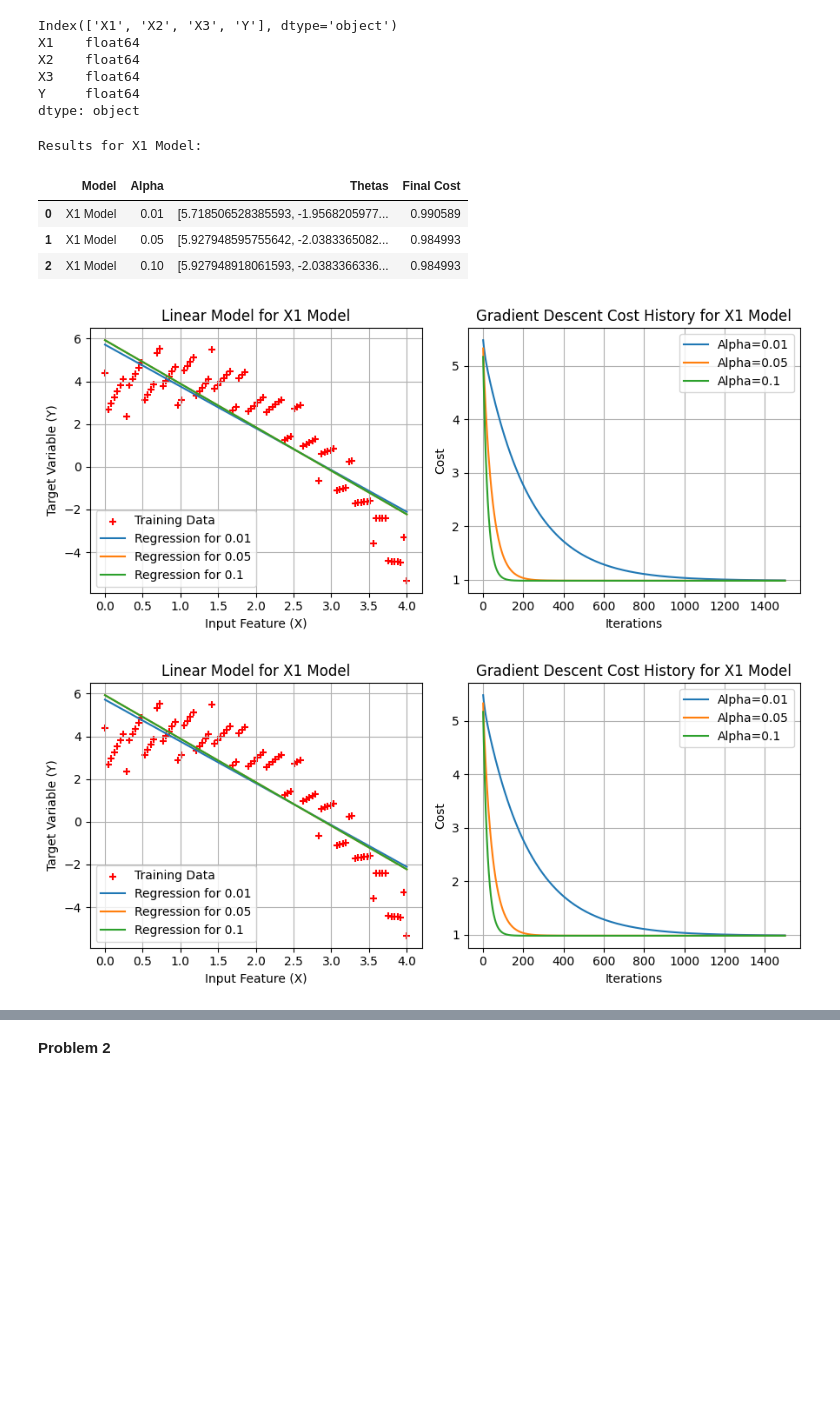
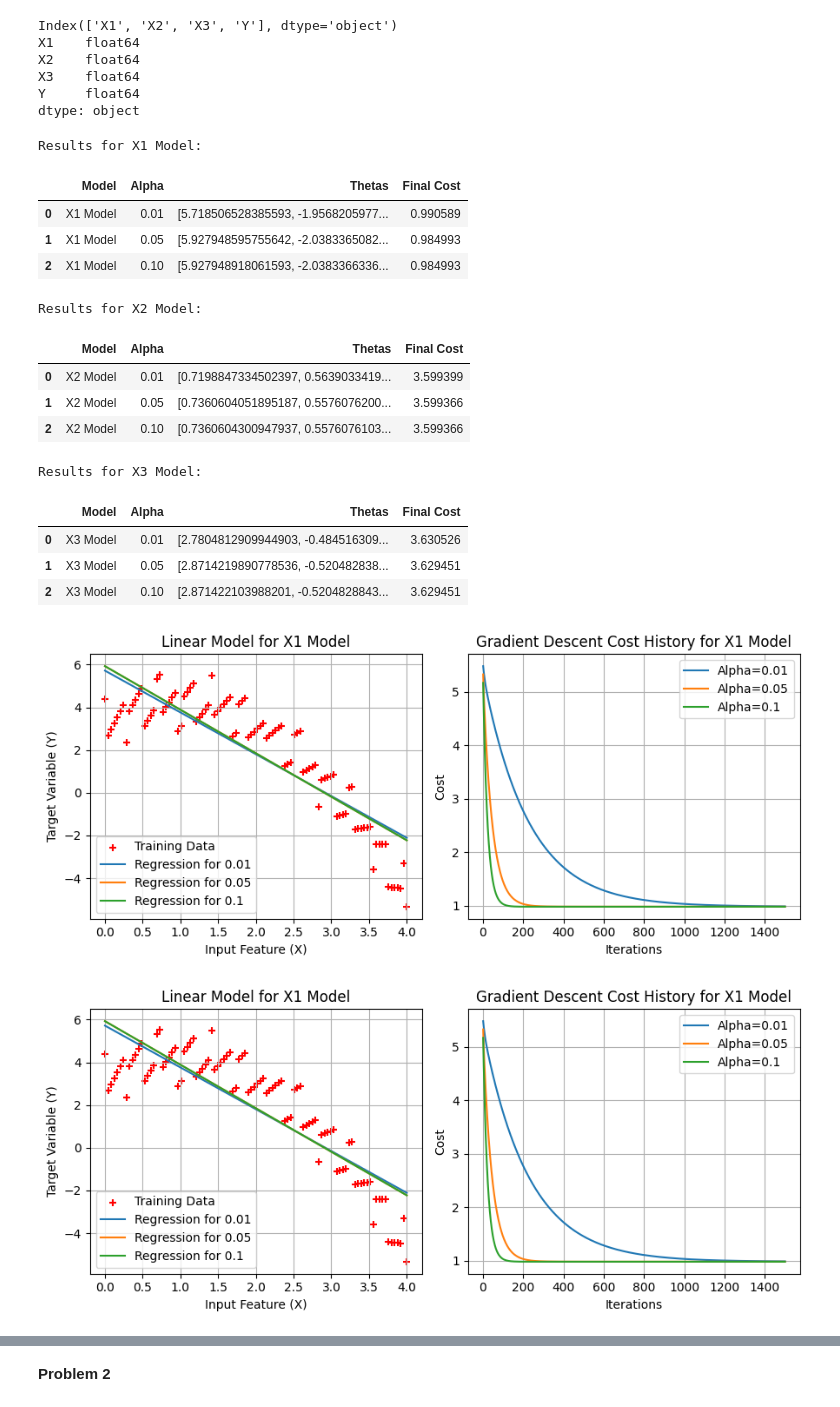
Before and after one commit to pmaryh09/Intro-ML-S25, a Jupyter notebook: assingment_1.ipynb, the cells around one changed output, grey strips where cells are left out. Drawn from its saved outputs; the diff is of its cells as text; code cells hidden in the pictures; blank space fills up the shorter version.

```diff
--- a/assingment_1.ipynb
+++ b/assingment_1.ipynb
@@ -119,33 +119,53 @@ def funcPlot(X,Y,alpha,thetas,cost_histories,iterations,name=""):
     plt.xlabel('Input Feature (X)')
     plt.ylabel('Target Variable (Y)')
 
     # Plot cost histories for different alphas
     plt.subplot(1,2,2)
     for i in range(len(alpha)):
         plt.plot(range(1,len(cost_histories[i]) + 1),cost_histories[i],label=f'Alpha={alpha[i]}')
 
     plt.grid(True)
     plt.legend()
     plt.title(f'Gradient Descent Cost History for {name}')
     plt.xlabel('Iterations')
     plt.ylabel('Cost')
 
     plt.tight_layout()
     plt.show()
 
 # Compute gradient descent
 thetas_x1, cost_histories_x1 = computeGradientDescentAlphas(X1, Y, alpha, iterations, name="X1 Model")
-
+thetas_x2, cost_histories_x2 = computeGradientDescentAlphas(X2, Y, alpha, iterations, name="X2 Model")
+thetas_x3, cost_histories_x3 = computeGradientDescentAlphas(X3, Y, alpha, iterations, name="X3 Model")
 # Call the plotting function
 funcPlot(X1, Y, alpha, thetas_x1, cost_histories_x1, iterations, name="X1 Model")
 
 funcPlot(X1, Y, alpha, thetas_x1, cost_histories_x1, iterations, name="X1 Model")
 plt.show()  # Force display
+
+final_cost_x1 = cost_histories_x1[-1]  # No space between variable name and index
+final_cost_x2 = cost_histories_x2[-1]
+final_cost_x3 = cost_histories_x3[-1]
+
+
+print(f"Final Cost for X1: {final_cost_x1}")
+print(f"Final Cost for X2: {final_cost_x2}")
+print(f"Final Cost for X3: {final_cost_x3}")
 # %% [output]
 Results for X1 Model:
 |  | Model | Alpha | Thetas | Final Cost |
 | 0 | X1 Model | 0.01 | [5.718506528385593, -1.9568205977... | 0.990589 |
 | 1 | X1 Model | 0.05 | [5.927948595755642, -2.0383365082... | 0.984993 |
 | 2 | X1 Model | 0.10 | [5.927948918061593, -2.0383366336... | 0.984993 |
+Results for X2 Model:
+|  | Model | Alpha | Thetas | Final Cost |
+| 0 | X2 Model | 0.01 | [0.7198847334502397, 0.5639033419... | 3.599399 |
+| 1 | X2 Model | 0.05 | [0.7360604051895187, 0.5576076200... | 3.599366 |
+| 2 | X2 Model | 0.10 | [0.7360604300947937, 0.5576076103... | 3.599366 |
+Results for X3 Model:
+|  | Model | Alpha | Thetas | Final Cost |
+| 0 | X3 Model | 0.01 | [2.7804812909944903, -0.484516309... | 3.630526 |
+| 1 | X3 Model | 0.05 | [2.8714219890778536, -0.520482838... | 3.629451 |
+| 2 | X3 Model | 0.10 | [2.871422103988201, -0.5204828843... | 3.629451 |
 [figure]
 [figure]
```
Also changed, not shown: parts of 3 cells of this notebook.
